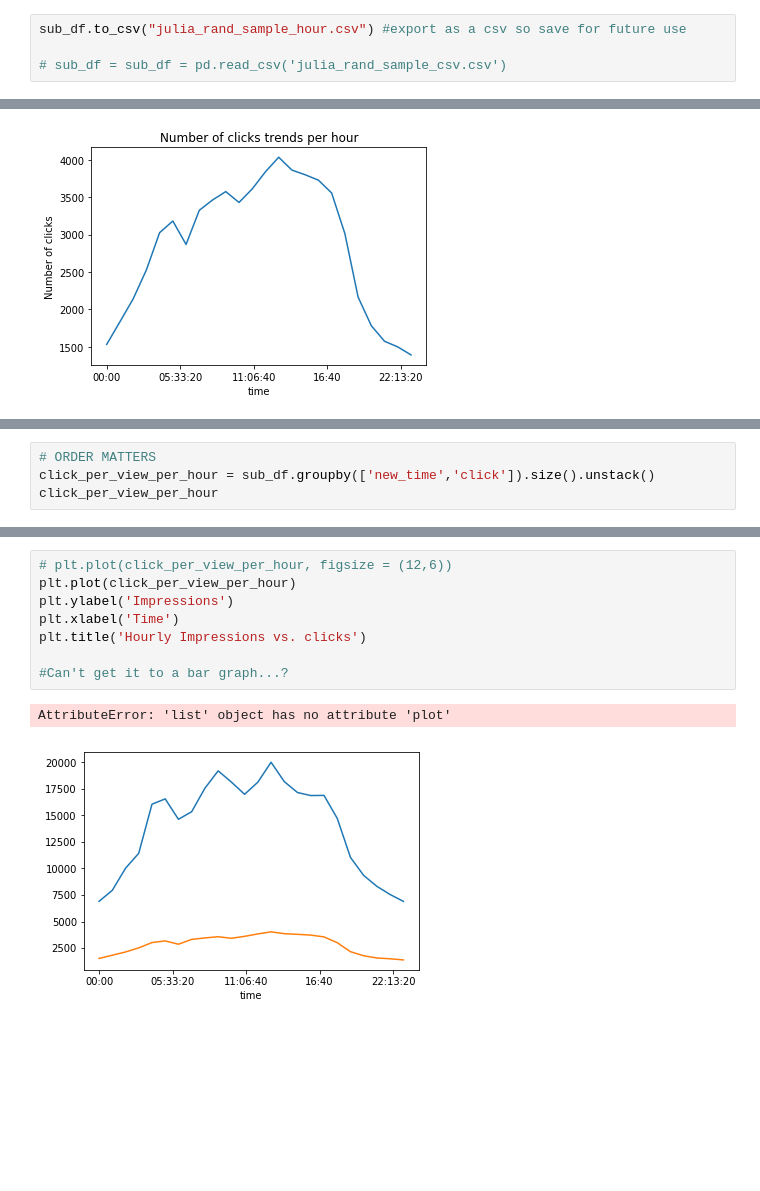
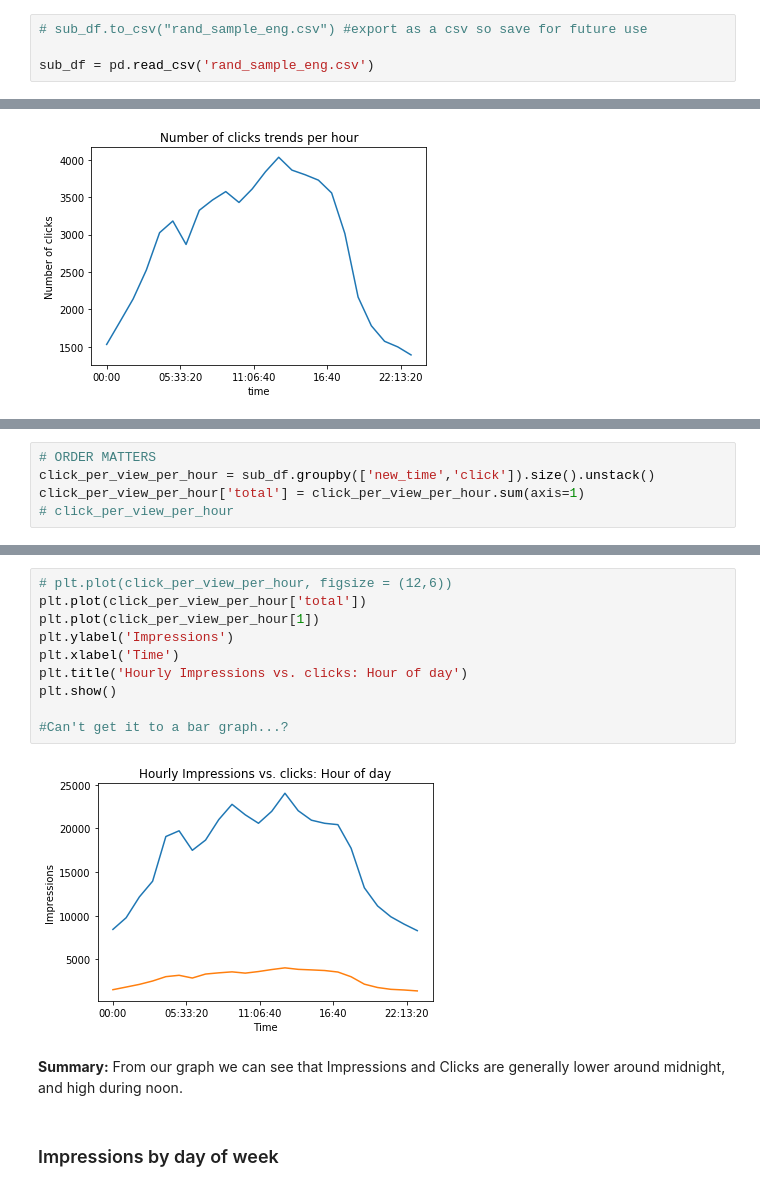
Before and after one commit to kanalyzers/ad_optimization, a Jupyter notebook: notebooks/julia_book.ipynb, the cells around one changed output, grey strips where cells are left out. Cells and saved outputs as stored; diff of their text form; blank space fills up the shorter version.

```diff
--- a/notebooks/julia_book.ipynb
+++ b/notebooks/julia_book.ipynb
@@ -147,6 +145,6 @@ sub_df.head()
 # %%
-sub_df.to_csv("julia_rand_sample_hour.csv") #export as a csv so save for future use
+# sub_df.to_csv("rand_sample_eng.csv") #export as a csv so save for future use
 
-# sub_df = sub_df = pd.read_csv('julia_rand_sample_csv.csv')
+sub_df = pd.read_csv('rand_sample_eng.csv')
 # %%
 # sub_df = sub_df.drop('hour', axis = 1)
@@ -268,4 +292,5 @@ plt.figsize=(12,6)
 # %%
 # ORDER MATTERS
 click_per_view_per_hour = sub_df.groupby(['new_time','click']).size().unstack()
-click_per_view_per_hour
+click_per_view_per_hour['total'] = click_per_view_per_hour.sum(axis=1)
+# click_per_view_per_hour
@@ -291,11 +297,16 @@ click_per_view_per_hour
 # %%
 # plt.plot(click_per_view_per_hour, figsize = (12,6))
-plt.plot(click_per_view_per_hour)
+plt.plot(click_per_view_per_hour['total'])
+plt.plot(click_per_view_per_hour[1])
 plt.ylabel('Impressions')
 plt.xlabel('Time')
-plt.title('Hourly Impressions vs. clicks')
+plt.title('Hourly Impressions vs. clicks: Hour of day')
+plt.show()
 
 #Can't get it to a bar graph...?
 # %% [output]
-AttributeError: 'list' object has no attribute 'plot'
-[figure, old version]
+[figure, new version]
+# %% [markdown]
+**Summary:** From our graph we can see that Impressions and Clicks are generally lower around midnight, and high during noon.
+# %% [markdown]
+### Impressions by day of week
```
Also changed, not shown: parts of 61 cells of this notebook.
